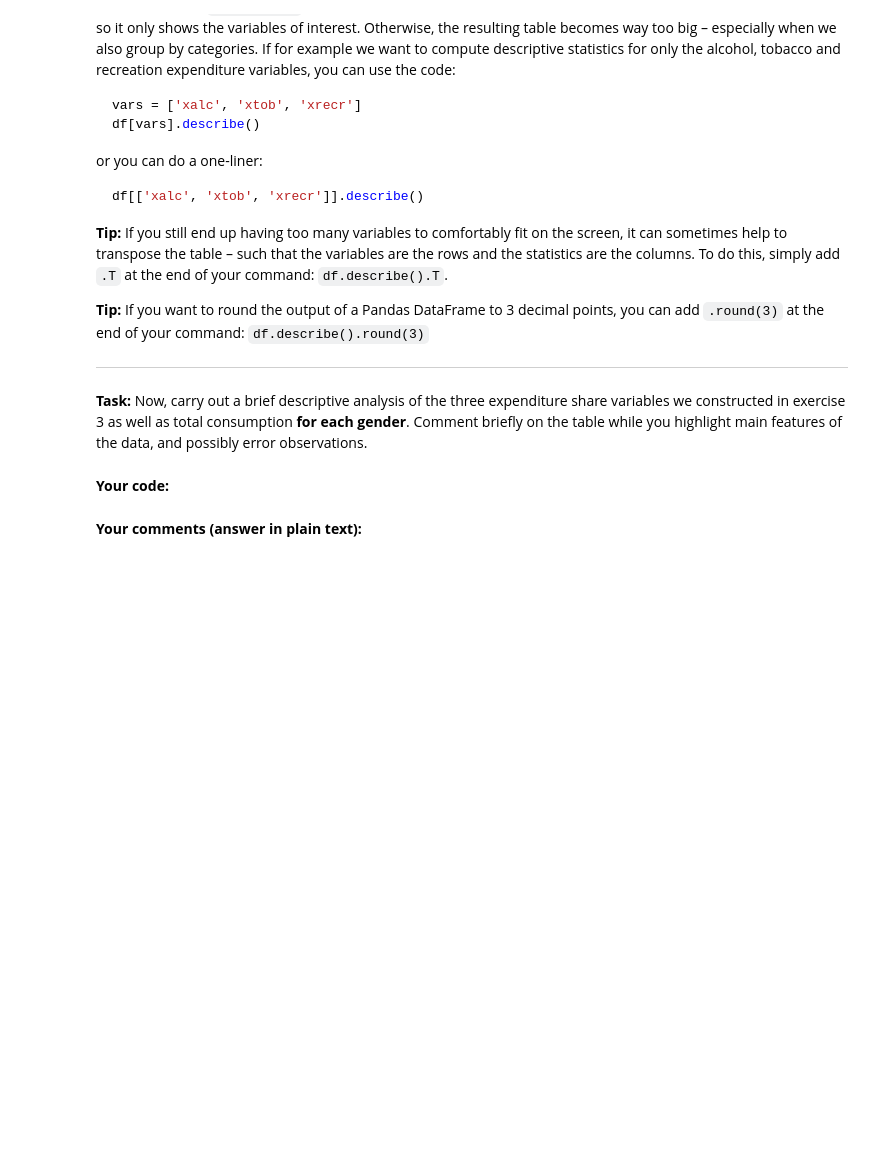
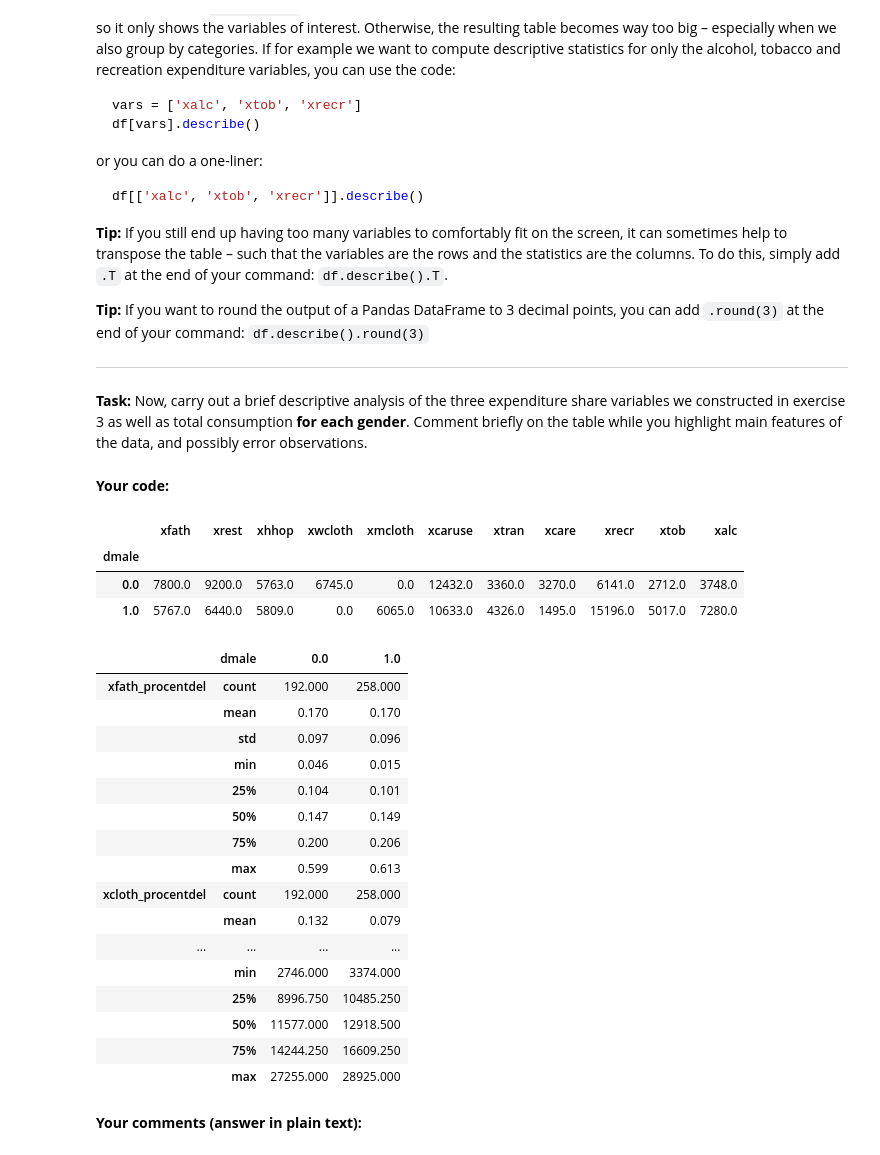
Before and after one commit to AnneMunk-Larsen05/EconometricsA, a Jupyter notebook: 2_class/PS1_Descriptive_Analysis/ex_ante.ipynb, the cells around one changed output. Cells and saved outputs as stored; diff of their text form; code cells hidden in the pictures; blank space fills up the shorter version.

```diff
--- a/2_class/PS1_Descriptive_Analysis/ex_ante.ipynb
+++ b/2_class/PS1_Descriptive_Analysis/ex_ante.ipynb
@@ -334,5 +381,33 @@ df[['xalc', 'xtob', 'xrecr']].describe()
 data, and possibly error observations.
 # %% [markdown]
 **Your code:**
+# %%
+df.groupby('dmale')[vars].max()
+# %% [output]
+|  | xfath | xrest | xhhop | xwcloth | xmcloth | xcaruse | xtran | xcare | xrecr | xtob | xalc |
+| dmale |  |  |  |  |  |  |  |  |  |  |  |
+| 0.0 | 7800.0 | 9200.0 | 5763.0 | 6745.0 | 0.0 | 12432.0 | 3360.0 | 3270.0 | 6141.0 | 2712.0 | 3748.0 |
+| 1.0 | 5767.0 | 6440.0 | 5809.0 | 0.0 | 6065.0 | 10633.0 | 4326.0 | 1495.0 | 15196.0 | 5017.0 | 7280.0 |
+# %%
+food_clo_alc = ['xfath_procentdel', 'xcloth_procentdel', 'xalc_procentdel', 'x_total']
+df.groupby('dmale')[food_clo_alc].describe().T.round(3)
+# %% [output]
+|  | dmale | 0.0 | 1.0 |
+| xfath_procentdel | count | 192.000 | 258.000 |
+|  | mean | 0.170 | 0.170 |
+|  | std | 0.097 | 0.096 |
+|  | min | 0.046 | 0.015 |
+|  | 25% | 0.104 | 0.101 |
+|  | 50% | 0.147 | 0.149 |
+|  | 75% | 0.200 | 0.206 |
+|  | max | 0.599 | 0.613 |
+| xcloth_procentdel | count | 192.000 | 258.000 |
+|  | mean | 0.132 | 0.079 |
+| ... | ... | ... | ... |
+|  | min | 2746.000 | 3374.000 |
+|  | 25% | 8996.750 | 10485.250 |
+|  | 50% | 11577.000 | 12918.500 |
+|  | 75% | 14244.250 | 16609.250 |
+|  | max | 27255.000 | 28925.000 |
 # %% [markdown]
 **Your comments (answer in plain text):**
```
Also changed, not shown: parts of 3 cells of this notebook.
